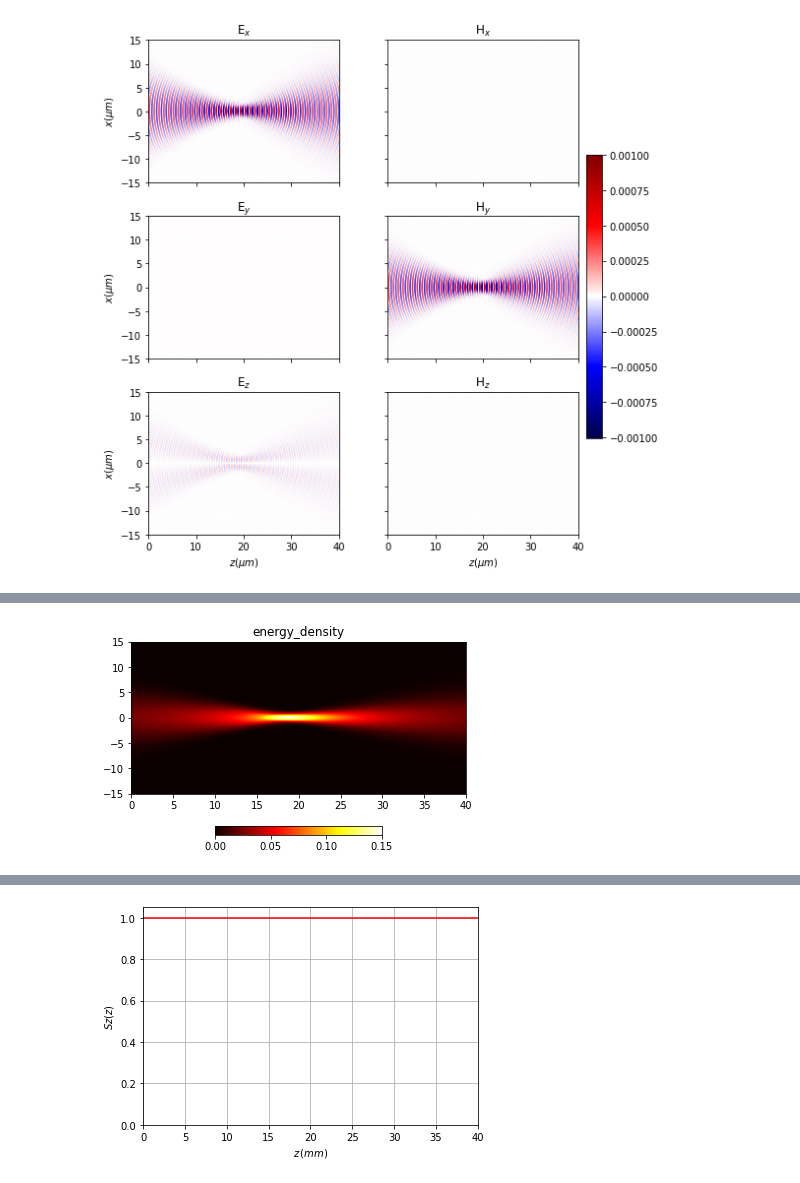
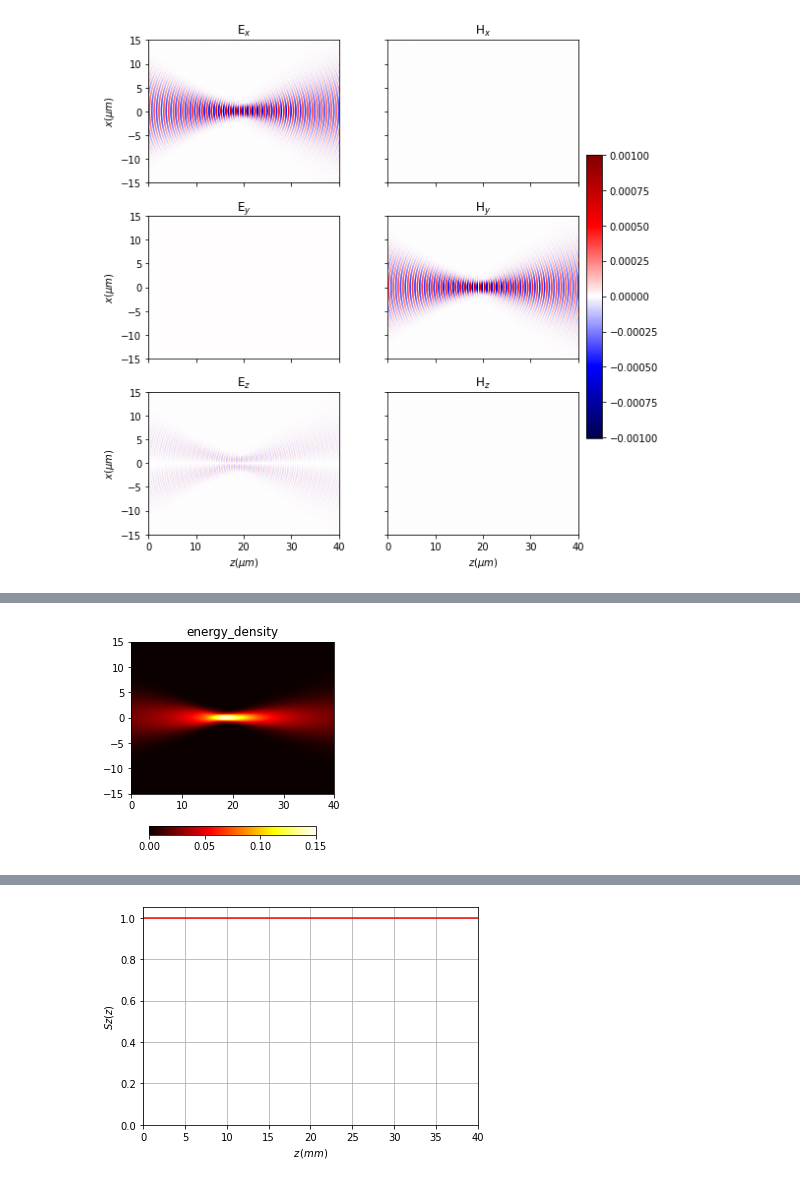
Before and after one commit to aocg-ucm/diffractio, a Jupyter notebook: docs/source/examples_vector/gauss_beam.ipynb, the cells around one changed output, grey strips where cells are left out. Saved outputs shown, nothing was run; the diff lists cells and outputs as text; code cells hidden in the pictures.

```diff
--- a/docs/source/examples_vector/gauss_beam.ipynb
+++ b/docs/source/examples_vector/gauss_beam.ipynb
@@ -64,5 +64,5 @@ Irr= EH_xz.irradiance(has_draw=True, axis='auto')
 # %%
-EH_xz.energy_density(has_draw=True, axis='auto')
+EH_xz.energy_density(has_draw=True, draw_borders=True, scale='scaled')
 # %% [output]
-[figure, old version]
+[figure, new version]
 # %%
```
Also changed, not shown: parts of 8 cells of this notebook, 42 other files.
